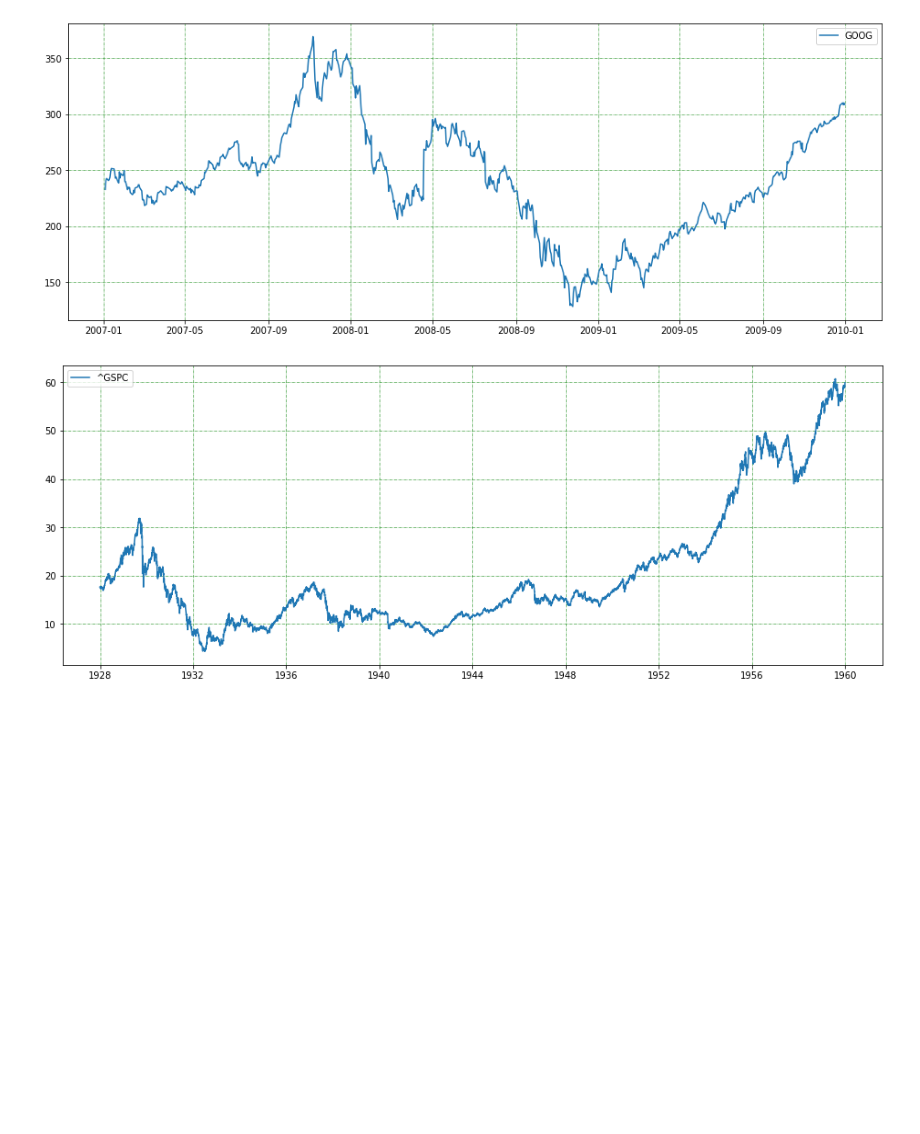
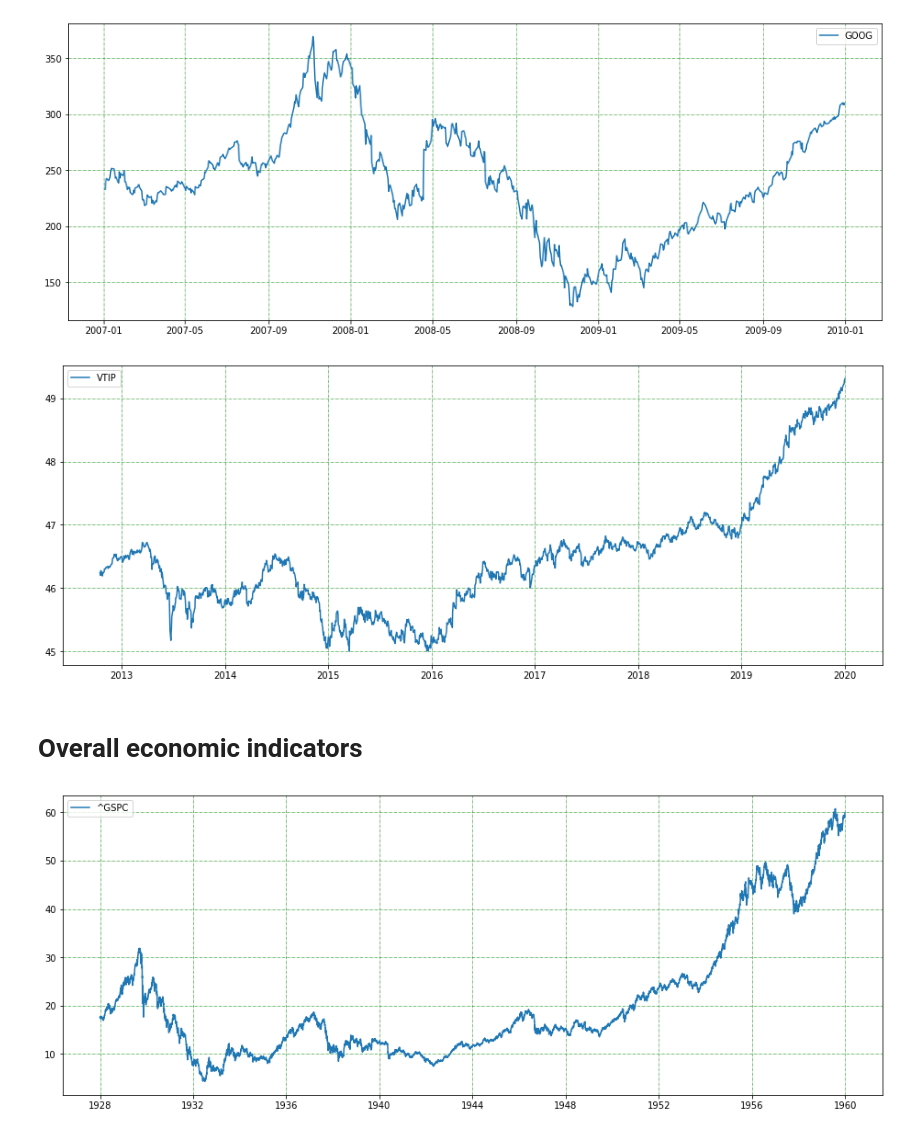
Before and after one commit to kiskani/kiskani.github.io, a Jupyter notebook: finance/2020/01/03/Finance-Notebook-1.ipynb, the cells around one changed output. Saved outputs shown, nothing was run; the diff lists cells and outputs as text; code cells hidden in the pictures; blank space fills up the shorter version.

Commit message:
Added new economic indicators

```diff
--- a/finance/2020/01/03/Finance-Notebook-1.ipynb
+++ b/finance/2020/01/03/Finance-Notebook-1.ipynb
@@ -138,9 +152,9 @@ plt.savefig('BRK_vs_SPY.png')
 # %% [output]
 [figure]
 # %%
-def plot_stock_price(stock, start_date='2019-01-02', end_date='2019-12-31'):
+def plot_stock_price(stock, start_date='2019-01-02', end_date='2019-12-31', source='yahoo'):
     plt.figure(figsize=(16,6))
-    daa = get_historical_data(stock, start_date=start_date, end_date=end_date)
+    daa = get_historical_data(stock, start_date=start_date, end_date=end_date, source=source)
     sharpe_ratio = compute_sharpe(stock)
     plt.plot(daa['Adj Close'])
     plt.grid(color='g', linestyle='-.', linewidth=0.5)
@@ -150,3 +164,9 @@ def plot_stock_price(stock, start_date='2019-01-02', end_date='2019-12-31'):
 plot_stock_price('GOOG', start_date='2007-01-02', end_date='2010-01-02')
 # %% [output]
 [figure]
+# %%
+plot_stock_price('VTIP', start_date='1990-01-01', end_date='2020-01-01')
+# %% [output]
+[figure, added]
+# %% [markdown]
+# Overall economic indicators
```
Also changed, not shown: parts of 28 cells of this notebook, 21 other files.
